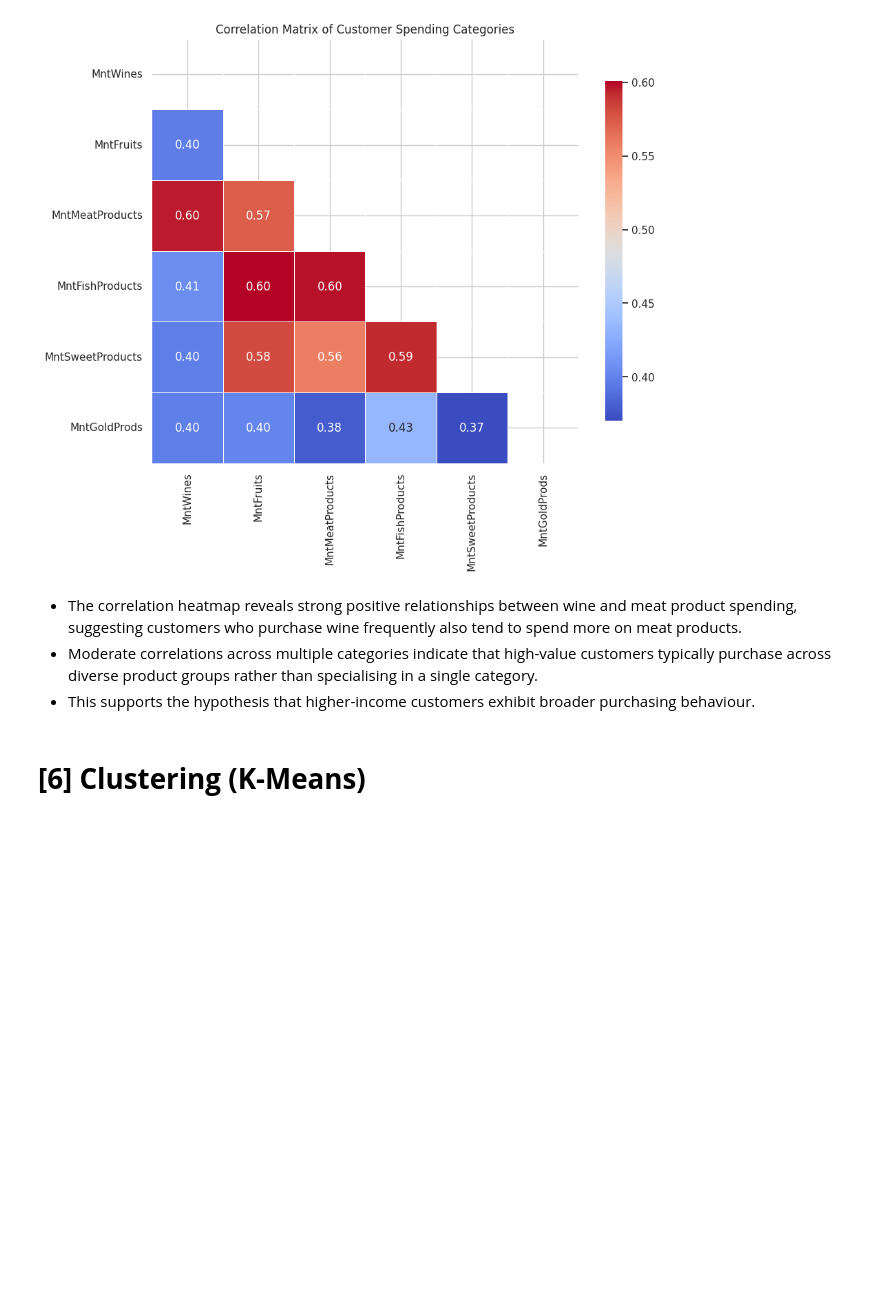
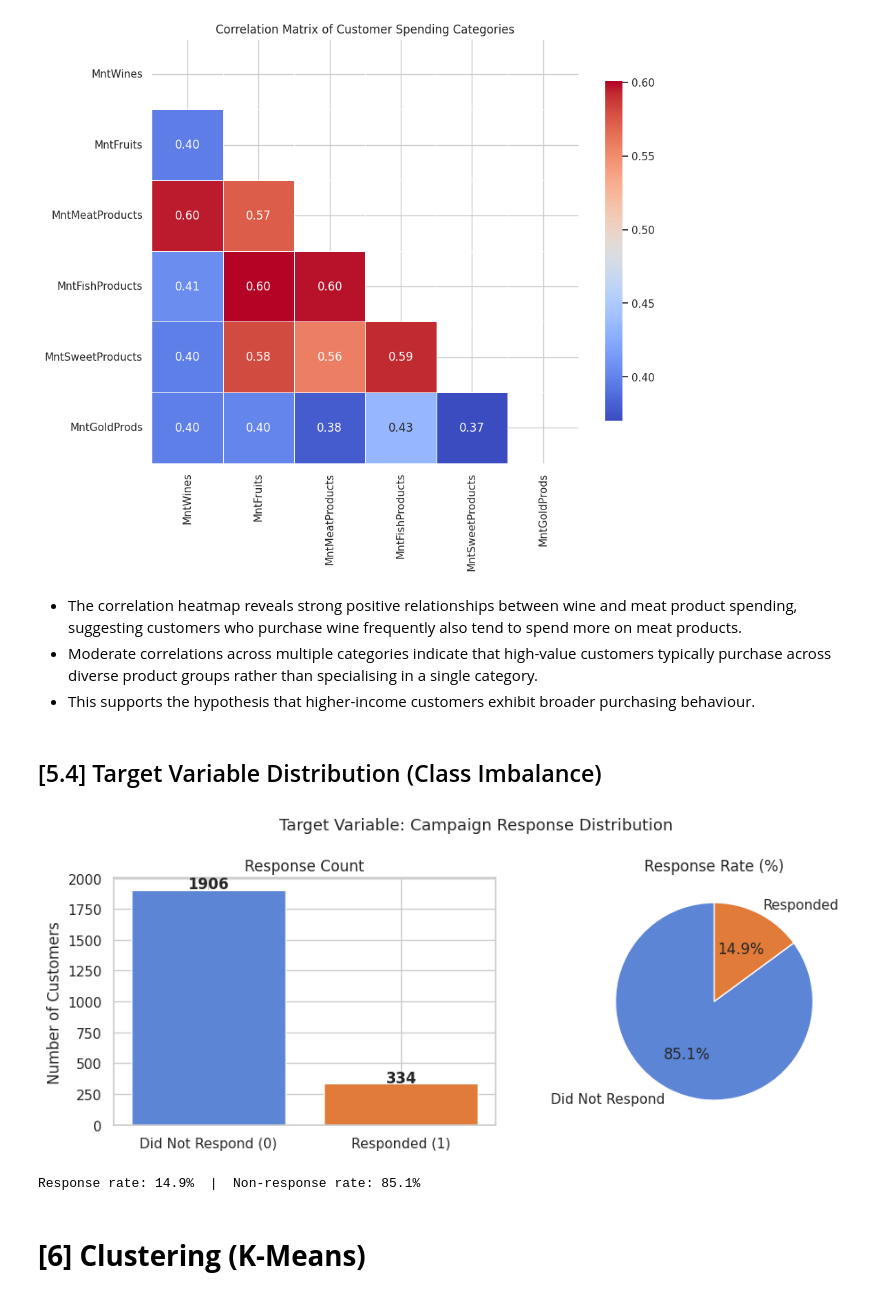
Before and after one commit to Luke-Dev-Tech/Business_intelligence_and_data-mining, a Jupyter notebook: BI_Project.ipynb, the cells around one changed output. Drawn from its saved outputs; the diff is of its cells as text; code cells hidden in the pictures; blank space fills up the shorter version.

```diff
--- a/BI_Project.ipynb
+++ b/BI_Project.ipynb
@@ -390,6 +390,33 @@ plt.show()
 wine and meat product spending, suggesting customers who purchase wine frequently also tend to spend more on meat products.
 *   Moderate correlations across multiple categories indicate that high-value customers typically purchase across diverse product groups rather than specialising in a single category.
 *   This supports the hypothesis that higher-income customers exhibit broader purchasing behaviour.
+# %% [markdown]
+## [5.4] Target Variable Distribution (Class Imbalance)
+# %%
+response_counts = df['Response'].value_counts()
+response_pct = df['Response'].value_counts(normalize=True) * 100
+
+fig, ax = plt.subplots(1, 2, figsize=(10, 4))
+
+ax[0].bar(['Did Not Respond (0)', 'Responded (1)'], response_counts.values,
+          color=['#5c85d6', '#e07b39'])
+ax[0].set_title('Response Count')
+ax[0].set_ylabel('Number of Customers')
+for i, v in enumerate(response_counts.values):
+    ax[0].text(i, v + 10, str(v), ha='center', fontweight='bold')
+
+ax[1].pie(response_pct.values, labels=['Did Not Respond', 'Responded'],
+          autopct='%1.1f%%', colors=['#5c85d6', '#e07b39'], startangle=90)
+ax[1].set_title('Response Rate (%)')
+
+plt.suptitle('Target Variable: Campaign Response Distribution', fontsize=13)
+plt.tight_layout()
+plt.show()
+
+print(f"Response rate: {response_pct[1]:.1f}%  |  Non-response rate: {response_pct[0]:.1f}%")
+# %% [output]
+[figure, added]
+Response rate: 14.9%  |  Non-response rate: 85.1%
 # %% [markdown]
 # **[6] Clustering (K-Means)**
 # %% [markdown]
```
Also changed, not shown: parts of 6 cells of this notebook.
